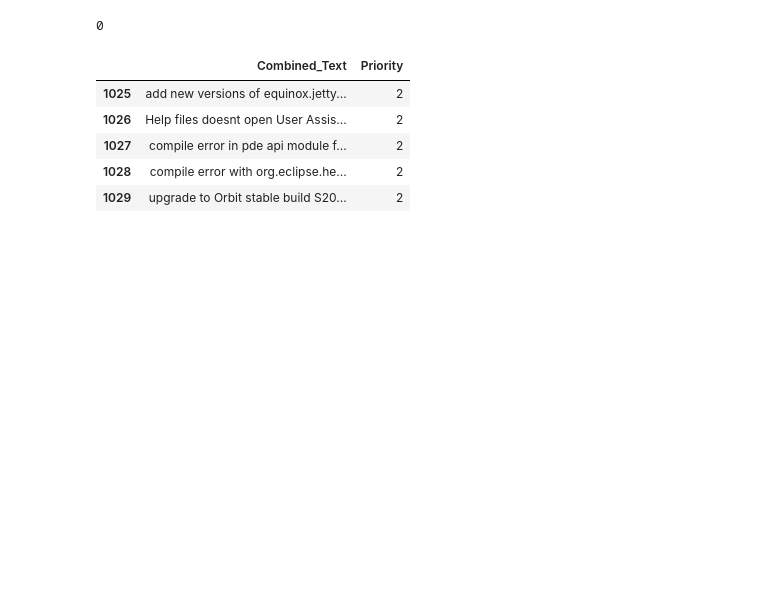
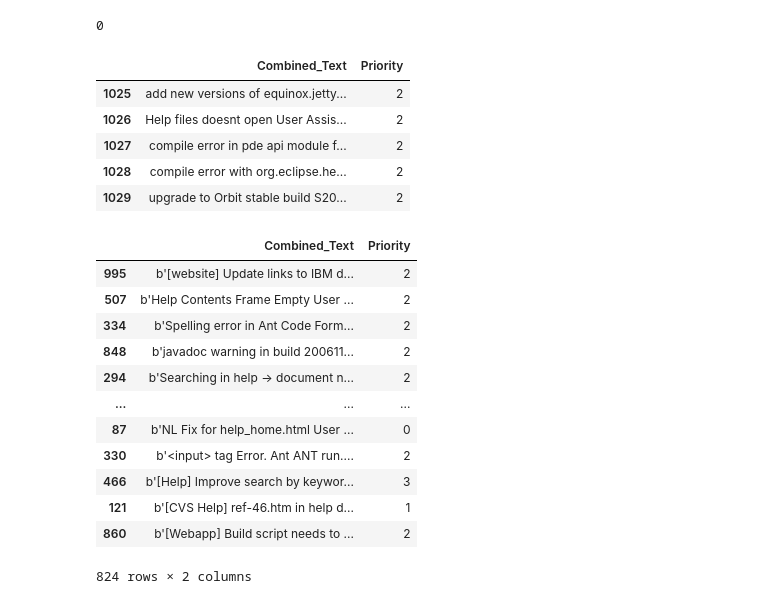
Before and after one commit to qas-lab/PiersonREU, a Jupyter notebook: BertModelAttempt.ipynb, the cells around one changed output. Cells and saved outputs as stored; diff of their text form; code cells hidden in the pictures; blank space fills up the shorter version.

```diff
--- a/BertModelAttempt.ipynb
+++ b/BertModelAttempt.ipynb
@@ -63,3 +63,35 @@ df.tail()
 | 1029 | upgrade to Orbit stable build S20... | 2 |
 # %%
 train_df, val_df = train_test_split(df, test_size=0.2, random_state=42)
+# %%
+import re
+def tokenize_function(example):
+    return tokenizer(example["Combined_Text"], padding="max_length", truncation=True)
+def remove_links(text):
+    return re.sub(r'http\S+', '', text)
+# %%
+train_df['Combined_Text'] = train_df['Combined_Text'].apply(remove_links)
+val_df['Combined_Text'] = val_df['Combined_Text'].apply(remove_links)
+# %%
+
+train_df['Combined_Text'] = tf.convert_to_tensor(train_df['Combined_Text'], dtype = tf.string)
+train_df['Priority'] = tf.convert_to_tensor(train_df['Priority'], dtype = tf.int32)
+
+val_df['Combined_Text'] = tf.convert_to_tensor(val_df['Combined_Text'], dtype = tf.string)
+val_df['Priority'] = tf.convert_to_tensor(val_df['Priority'], dtype = tf.int32)
+# %%
+train_df
+# %% [output]
+|  | Combined_Text | Priority |
+| 995 | b'[website] Update links to IBM d... | 2 |
+| 507 | b'Help Contents Frame Empty User ... | 2 |
+| 334 | b'Spelling error in Ant Code Form... | 2 |
+| 848 | b'javadoc warning in build 200611... | 2 |
+| 294 | b'Searching in help -> document n... | 2 |
+| ... | ... | ... |
+| 87 | b'NL Fix for help_home.html User ... | 0 |
+| 330 | b'<input> tag Error. Ant ANT run.... | 2 |
+| 466 | b'[Help] Improve search by keywor... | 3 |
+| 121 | b'[CVS Help] ref-46.htm in help d... | 1 |
+| 860 | b'[Webapp] Build script needs to ... | 2 |
+824 rows × 2 columns
```
Also changed, not shown: parts of 17 cells of this notebook.
